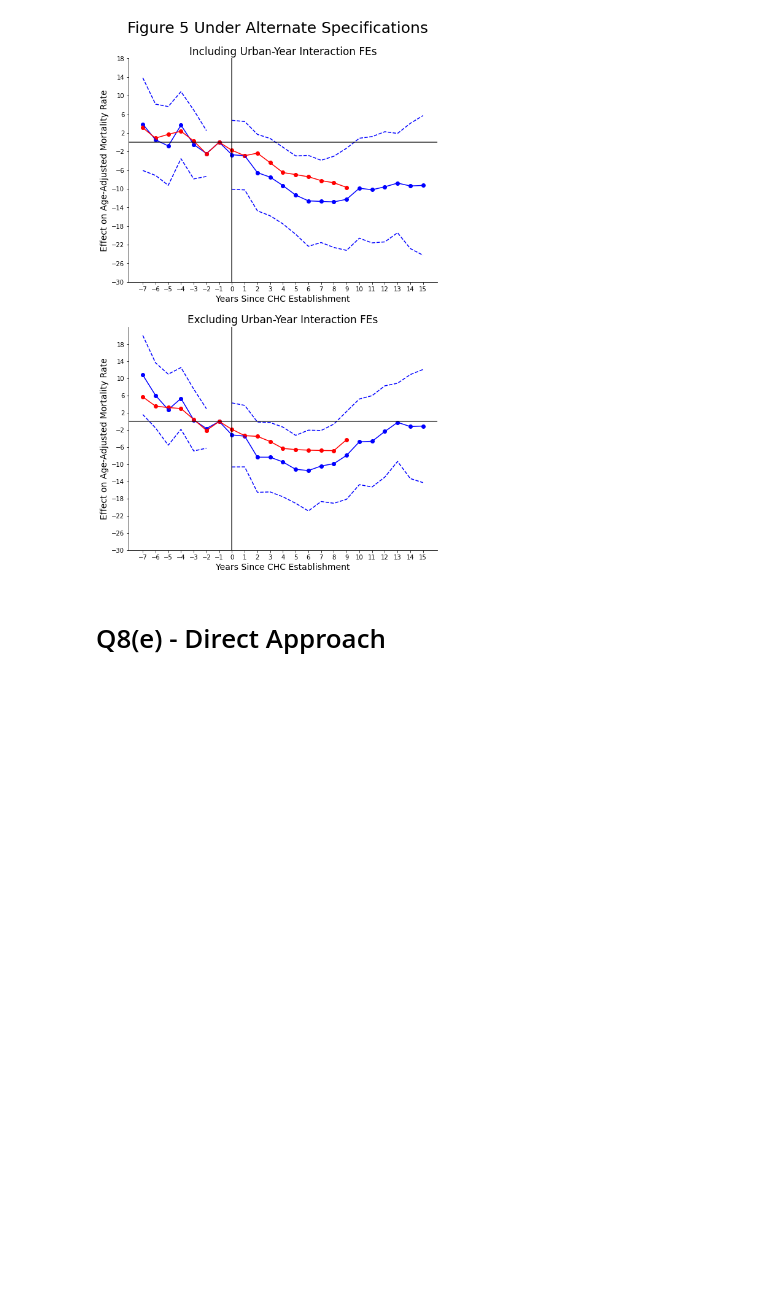
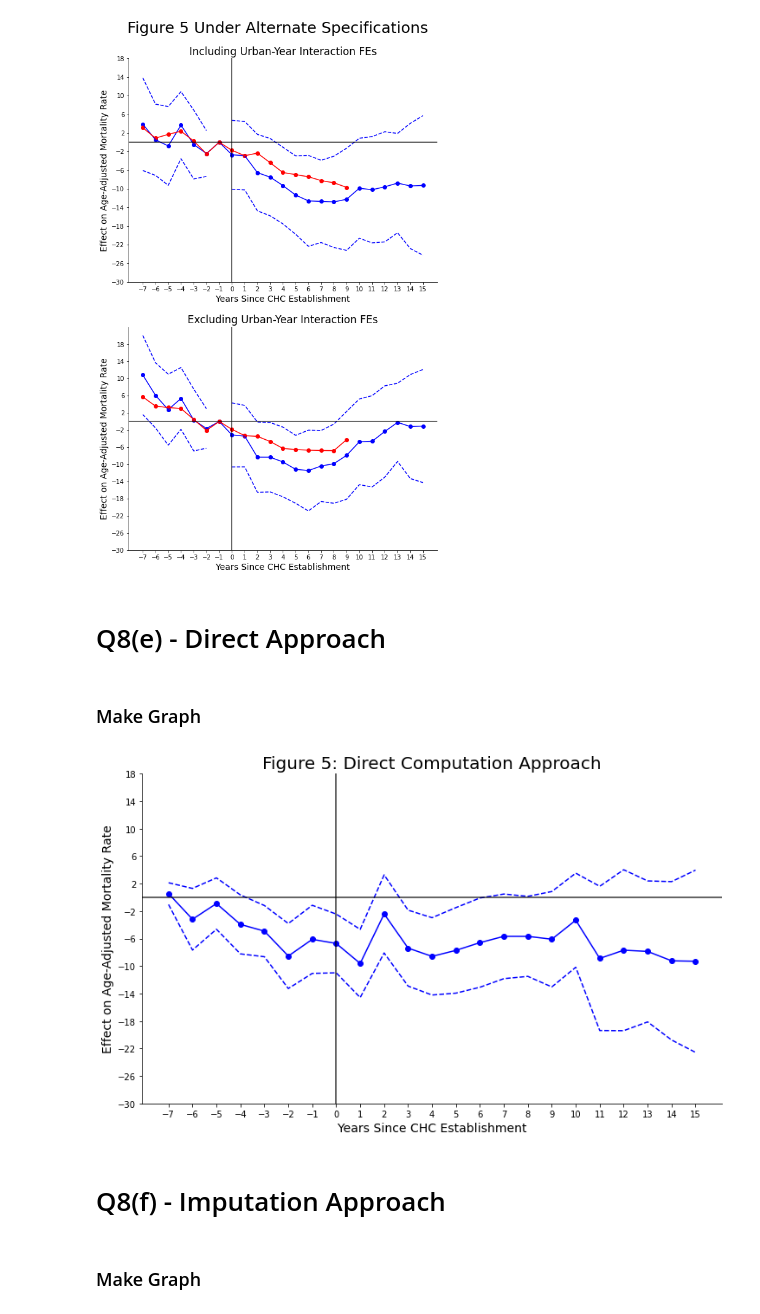
Before and after one commit to stevenbuschbach/Applied-Microeconometrics, a Jupyter notebook: q8/q8_code.ipynb, the cells around one changed output. Drawn from its saved outputs; the diff is of its cells as text; code cells hidden in the pictures; blank space fills up the shorter version.

```diff
--- a/q8/q8_replication_code.ipynb
+++ b/q8/q8_code.ipynb
@@ -398,8 +358,6 @@ plt.show()
 [figure]
 # %% [markdown]
 # Q8(e) - Direct Approach
-# %%
-df = make_aer_data()
 # %%
 def run_simple_regression(X,Y,weight):
     beta = np.linalg.inv(np.multiply(X,weight).T @ X) @ np.multiply(X,weight).T @ Y
@@ -411,3 +455,4 @@ def run_simple_regression(X,Y,weight):
 # %%
 # Fix never treated to have cohort = infinity
 df['cohort'] = np.where(df['chc_year_exp'].isna(), np.inf, df['chc_year_exp'])
+mydf = copy.deepcopy(df[['fips','year','cohort','amr','popwt']])
@@ -441,0 +459,47 @@ att
+# %%
+effects    = direct_approach(mydf)
+effects_SE = block_bootstrap_SEs_direct(mydf, 100)
+# %% [markdown]
+### Make Graph
+# %%
+# Make into nice dataframe
+effects_df = pd.DataFrame({'Time':effects['RT'],
+                           'Coefficient':effects['ATT'],
+                           'Standard Error':effects_SE})
+
+# Get upper and lower confidence bounds
+effects_df['Upper CI'] = effects_df['Coefficient']+1.96*effects_df['Standard Error']
+effects_df['Lower CI'] = effects_df['Coefficient']-1.96*effects_df['Standard Error']
+# %%
+fig,ax = plt.subplots(figsize=(12,7))
+
+# Formatting stuff
+ax.spines['top'].set_visible(False)
+ax.spines['right'].set_visible(False)
+
+# Plot 1 main stuff
+ax.plot(effects_df['Time'], effects_df['Coefficient'], color='blue')
+ax.scatter(effects_df['Time'], effects_df['Coefficient'], color='blue')
+ax.plot(effects_df['Time'], effects_df['Upper CI'], linestyle='dashed', color='blue')
+ax.plot(effects_df['Time'], effects_df['Lower CI'], linestyle='dashed', color='blue')
+
+# Vertical/horizontal lines
+ax.axhline(y=0, color='black', linestyle='solid', alpha=0.8)
+ax.axvline(x=0, color='black', linestyle='solid', alpha=0.8)
+
+# Axis mess
+ax.set_xticks(np.arange(-7,16,1))
+ax.set_yticks(np.arange(-30,22,4))
+ax.set_xlabel("Years Since CHC Establishment", size=14)
+ax.set_ylabel("Effect on Age-Adjusted Mortality Rate", size=14)
+
+# Titles
+ax.set_title("Figure 5: Direct Computation Approach", size=20)
+
+# Save out
+plt.savefig("./q8_output/q8e_fig5.png")
+plt.show()
+# %% [output]
+[figure, added]
+# %% [markdown]
+# Q8(f) - Imputation Approach
@@ -441,0 +589,2 @@ att
+# %% [markdown]
+### Make Graph
```
Also changed, not shown: parts of 22 cells of this notebook, 10 other files.
